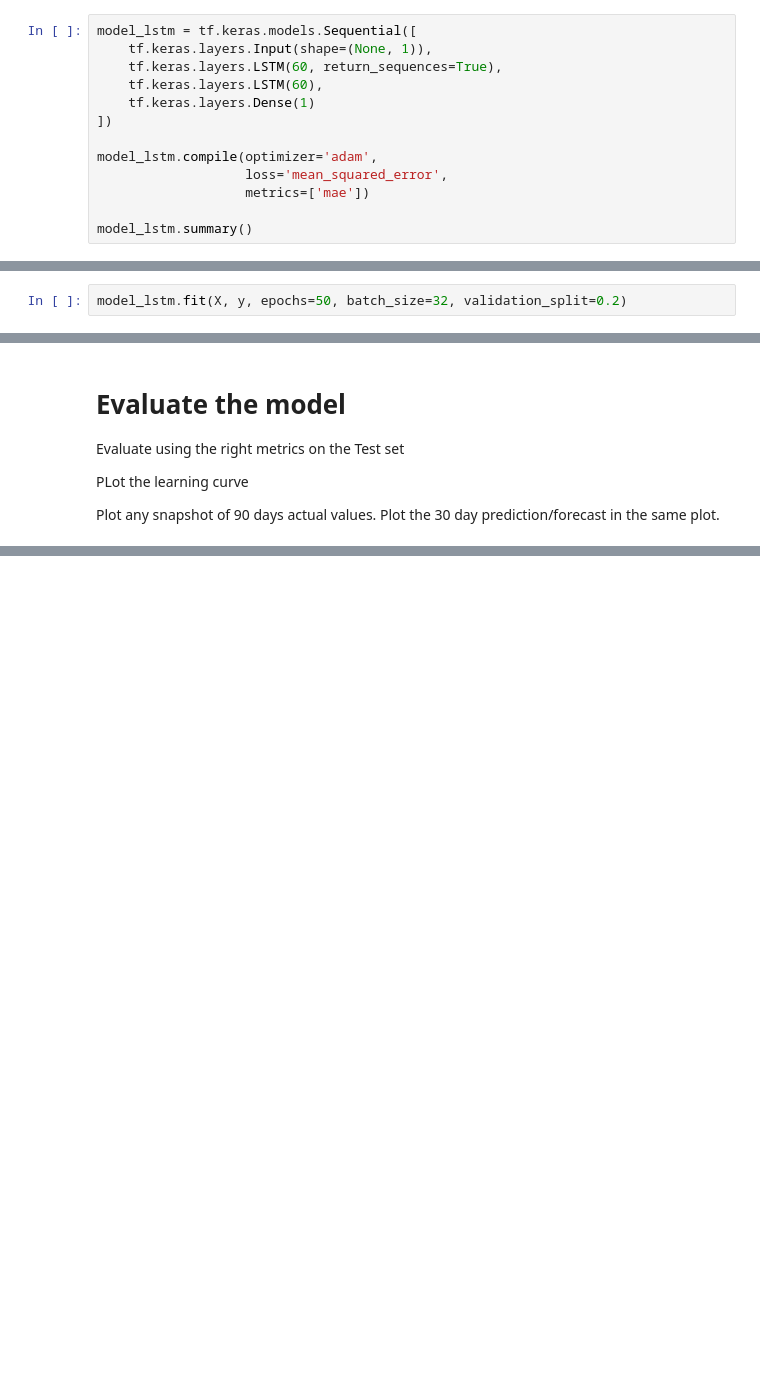
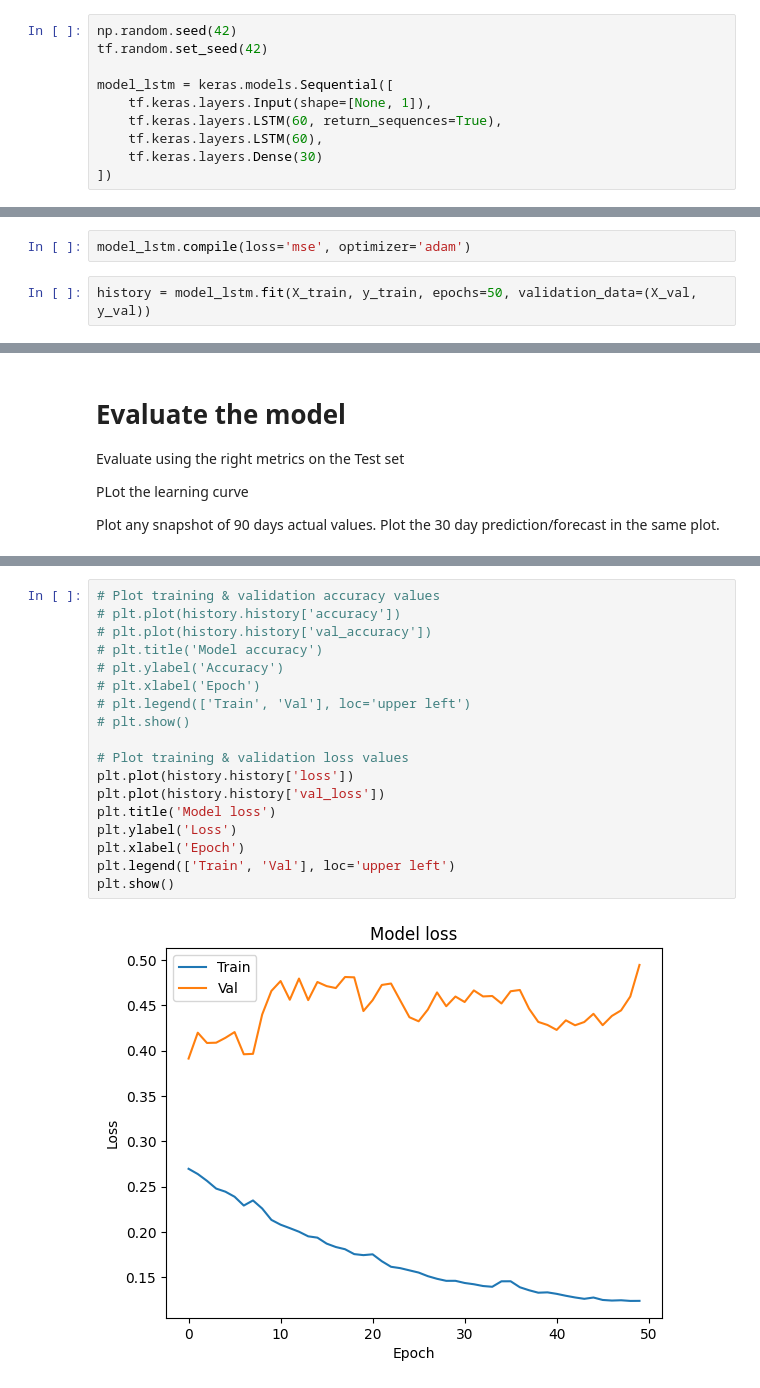
Before and after one commit to Kerbusch/data-science-homework-2025, a Jupyter notebook: week_b5/MNLE DS 5.6 LSTM exercise KNMI.ipynb, the cells around one changed output, grey strips where cells are left out. Saved outputs shown, nothing was run; the diff lists cells and outputs as text; blank space fills up the shorter version.

Commit message:
time series lstm

```diff
--- a/week_b5/MNLE DS 5.6 LSTM exercise KNMI.ipynb
+++ b/week_b5/MNLE DS 5.6 LSTM exercise KNMI.ipynb
@@ -161,15 +177,12 @@ Create the LSTM model
 
 Train the LSTM model
 # %%
-model_lstm = tf.keras.models.Sequential([
-    tf.keras.layers.Input(shape=(None, 1)),
+np.random.seed(42)
+tf.random.set_seed(42)
+
+model_lstm = keras.models.Sequential([
+    tf.keras.layers.Input(shape=[None, 1]),
     tf.keras.layers.LSTM(60, return_sequences=True),
     tf.keras.layers.LSTM(60),
-    tf.keras.layers.Dense(1)
+    tf.keras.layers.Dense(30)
 ])
-
-model_lstm.compile(optimizer='adam',
-                   loss='mean_squared_error',
-                   metrics=['mae'])
-
-model_lstm.summary()
@@ -190,2 +188,0 @@ Model: "sequential"
-# %%
-model_lstm.fit(X, y, epochs=50, batch_size=32, validation_split=0.2)
@@ -210,0 +209,4 @@ Epoch 50/50
+# %%
+model_lstm.compile(loss='mse', optimizer='adam')
+# %%
+history = model_lstm.fit(X_train, y_train, epochs=50, validation_data=(X_val, y_val))
@@ -218,0 +231,20 @@ Plot any snapshot of 90 days actual values. Plot the 30 day prediction/forecast
+# %%
+# Plot training & validation accuracy values
+# plt.plot(history.history['accuracy'])
+# plt.plot(history.history['val_accuracy'])
+# plt.title('Model accuracy')
+# plt.ylabel('Accuracy')
+# plt.xlabel('Epoch')
+# plt.legend(['Train', 'Val'], loc='upper left')
+# plt.show()
+
+# Plot training & validation loss values
+plt.plot(history.history['loss'])
+plt.plot(history.history['val_loss'])
+plt.title('Model loss')
+plt.ylabel('Loss')
+plt.xlabel('Epoch')
+plt.legend(['Train', 'Val'], loc='upper left')
+plt.show()
+# %% [output]
+[figure, added]
```
Also changed, not shown: parts of 11 cells of this notebook.
